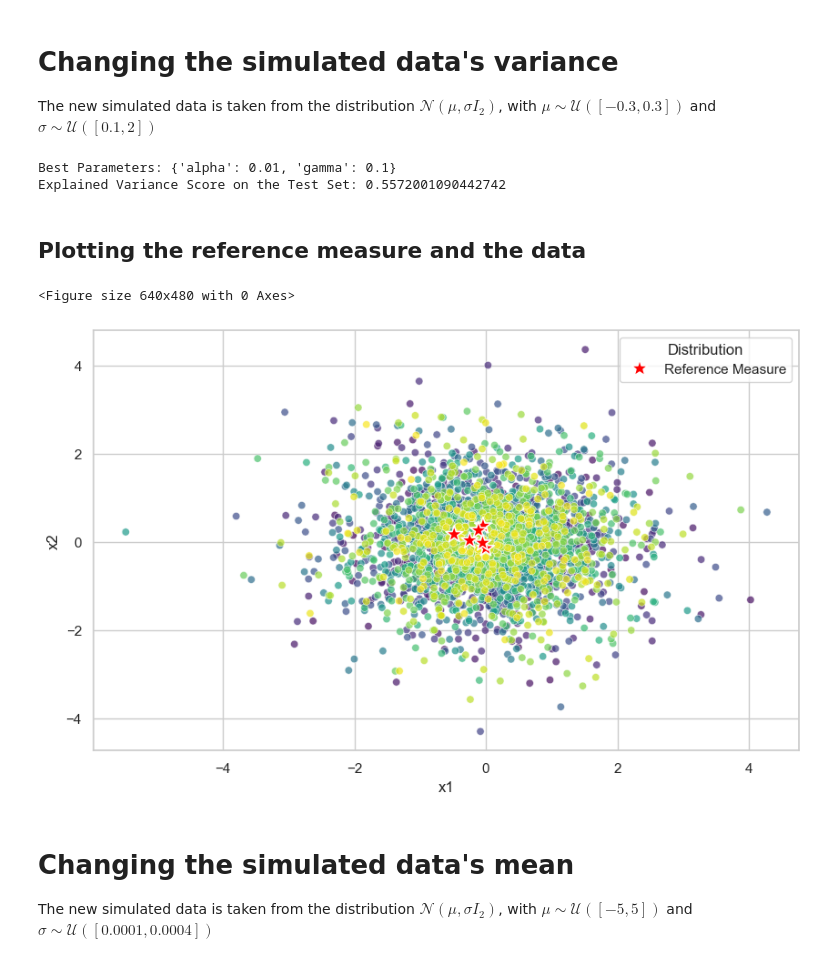
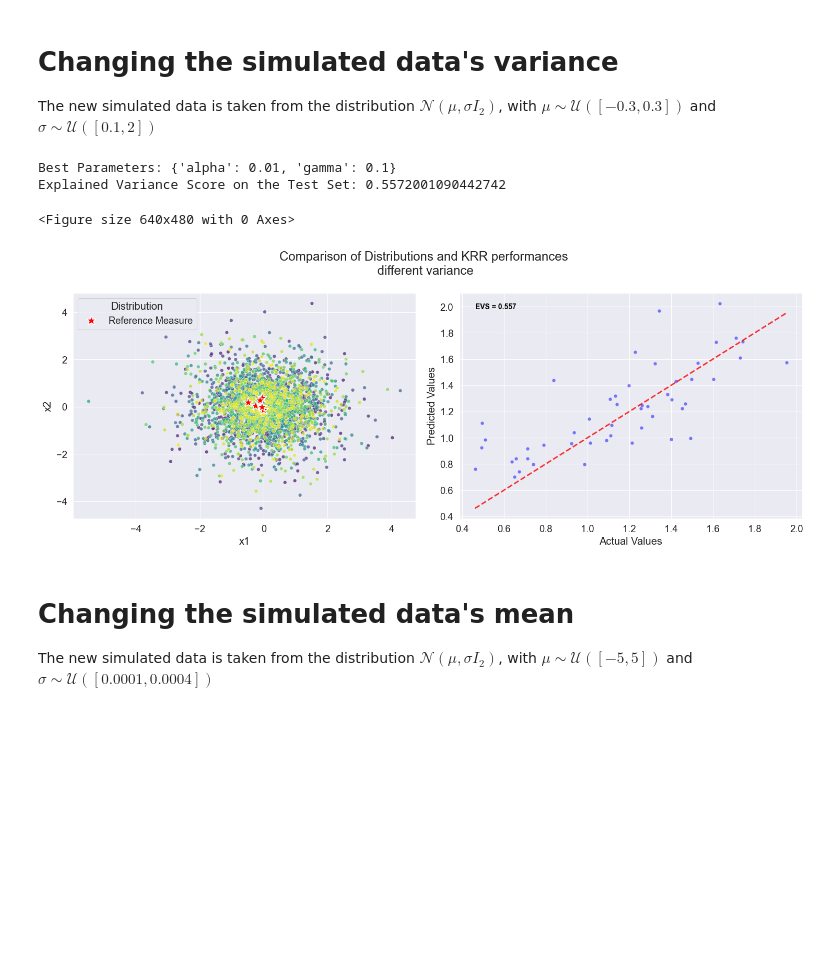
Before and after one commit to Lui5ito/GraduationProject, a Jupyter notebook: Methodological Part/Experiment_Reproduction.ipynb, the cells around one changed output. Drawn from its saved outputs; the diff is of its cells as text; code cells hidden in the pictures; blank space fills up the shorter version.

Commit message:
different mean and variance

```diff
--- a/Methodological Part/Experiment_Reproduction.ipynb
+++ b/Methodological Part/Experiment_Reproduction.ipynb
@@ -932,7 +932,7 @@ mu1_variance = 0.1
 mu1 = np.random.multivariate_normal(mu1_mean, np.eye(2) * mu1_variance, mu_num_sample)
 # %%
 plt.figure()
-sns.set(context='paper', font_scale=1.5)
+sns.set_theme(context='paper', font_scale=1.5)
 
 ## Reshape data for Seaborn
 mu_df = pd.DataFrame(mu1, columns=['x1', 'x2'])
@@ -967,7 +967,7 @@ lower_limit_y, upper_limit_y = -20, -10
 mu2 = np.random.uniform(low=[lower_limit_x, lower_limit_y], high=[upper_limit_x, upper_limit_y], size=(mu_num_sample, 2))
 # %%
 plt.figure()
-sns.set(context='paper', font_scale=1.5)
+sns.set_theme(context='paper', font_scale=1.5)
 
 ## Reshape data for Seaborn
 mu_df = pd.DataFrame(mu2, columns=['x1', 'x2'])
@@ -1004,7 +1004,7 @@ mu3_variance = 0.0001
 mu3 = np.random.multivariate_normal(mu3_mean, np.eye(2) * mu3_variance, mu_num_sample)
 # %%
 plt.figure()
-sns.set(context='paper', font_scale=1.5)
+sns.set_theme(context='paper', font_scale=1.5)
 
 
 ## Reshape data for Seaborn
@@ -1104,7 +1104,7 @@ print(f'Explained Variance Score on the Test Set: {evs}')
 
 plt.figure()
 
-sns.set(context='paper', font_scale=1.5)
+sns.set_theme(context='paper', font_scale=1.5)
 sns.scatterplot(x=y_test, y=predictions, color='blue', alpha=0.5)
 
 ## Adding the x=y line and the text
@@ -1188,67 +1188,67 @@ grid_search = GridSearchCV(estimator = krr,
                         param_grid = param_grid,
                         scoring = 'neg_mean_squared_error',
                         cv = 5)
 
 ## Fit the model ie training the model
 grid_search.fit(X = x_train, y = y_train)
 
 ## Get the best parameters from the cross validation
 best_params = grid_search.best_params_
 print("Best Parameters:", best_params)
 
 ## Get the best model
 my_model = grid_search.best_estimator_
 
 
 ## Obtain predictions for the test set
 predictions = my_model.predict(X = x_test)
 
 ## Compute the MSE
 #mse = mean_squared_error(y_true = y_test, y_pred = predictions)
 
 # Compute the EVS
 evs = explained_variance_score(y_true = y_test, y_pred = predictions)
 
 # Print the MSE and EVS
 #print(f'Mean Square Error on the Test Set: {mse}')
 print(f'Explained Variance Score on the Test Set: {evs}')
+
+### Plotting the data and the result of the regression on the test sample
+plt.figure()
+fig, axes = plt.subplots(1, 2, figsize=(15, 6))
+sns.set_theme(context='paper', font_scale=1.5)
+
+# First subplot
+mu_df = pd.DataFrame(mu, columns=['x1', 'x2'])
+mu_df['Distribution'] = 'Reference Measure'
+distributions_df = pd.DataFrame(np.concatenate(distributions), columns=['x1', 'x2'])
+distributions_df['Distribution'] = np.repeat(range(num_distributions), num_sample)
+
+sns.scatterplot(x='x1', y='x2', hue='Distribution', data=distributions_df,
+                palette=sns.color_palette("viridis", num_distributions), alpha=0.7, legend=None, ax=axes[0])
+
+sns.scatterplot(x='x1', y='x2', style='Distribution', markers=['*'], data=mu_df, color='red', s=200, ax=axes[0])
+
+axes[0].set_xlabel('x1')
+axes[0].set_ylabel('x2')
+
+# Second subplot
+sns.scatterplot(x=y_test, y=predictions, color='blue', alpha=0.5, ax=axes[1])
+axes[1].plot([min(y_test), max(y_test)], [min(y_test), max(y_test)], linestyle='--', color='red', linewidth=2, alpha=0.8)
+axes[1].text(min(y_test), max(predictions), f'EVS = {evs:.3f}', ha='left', va='top', color='black', fontsize=10, weight='bold')
+axes[1].set_xlabel('Actual Values')
+axes[1].set_ylabel('Predicted Values')
+
+plt.suptitle('Comparison of Distributions and KRR performances\n different variance')
+
+plt.tight_layout()
+plt.savefig("Images/different_variance.png", dpi=300, bbox_inches='tight', format="png")
+plt.show()
 # %% [output]
 Best Parameters: {'alpha': 0.01, 'gamma': 0.1}
 Explained Variance Score on the Test Set: 0.5572001090442742
+<Figure size 640x480 with 0 Axes>
+[figure, added]
-# %% [markdown]
-## Plotting the reference measure and the data
-# %%
-plt.figure()
-
-sns.set(context='paper', font_scale=1.5)
-
-# Reshape data for Seaborn
-mu_df = pd.DataFrame(mu, columns=['x1', 'x2'])
-mu_df['Distribution'] = 'Reference Measure'
-
-distributions_df = pd.DataFrame(np.concatenate(distributions), columns=['x1', 'x2'])
-distributions_df['Distribution'] = np.repeat(range(num_distributions), num_sample)
-
-# Set Seaborn style
-sns.set(style="whitegrid")
-
-# Plot distributions
-plt.figure(figsize=(10, 6))
-sns.scatterplot(x='x1', y='x2', hue='Distribution',
-                data=distributions_df, palette=sns.color_palette("viridis", num_distributions), alpha=0.7, legend=None)
-
-# Overlay mu samples with crosses
-sns.scatterplot(x='x1', y='x2', style='Distribution',
-                markers=['*'], data=mu_df, color='red', s=200)
-
-# Set labels and legend
-plt.xlabel('x1')
-plt.ylabel('x2')
-
-plt.show()
-# %% [output]
-<Figure size 640x480 with 0 Axes>
-[figure, removed]
 # %% [markdown]
 # Changing the simulated data's mean
 
```
Also changed, not shown: parts of 9 cells of this notebook, 3 other files.
